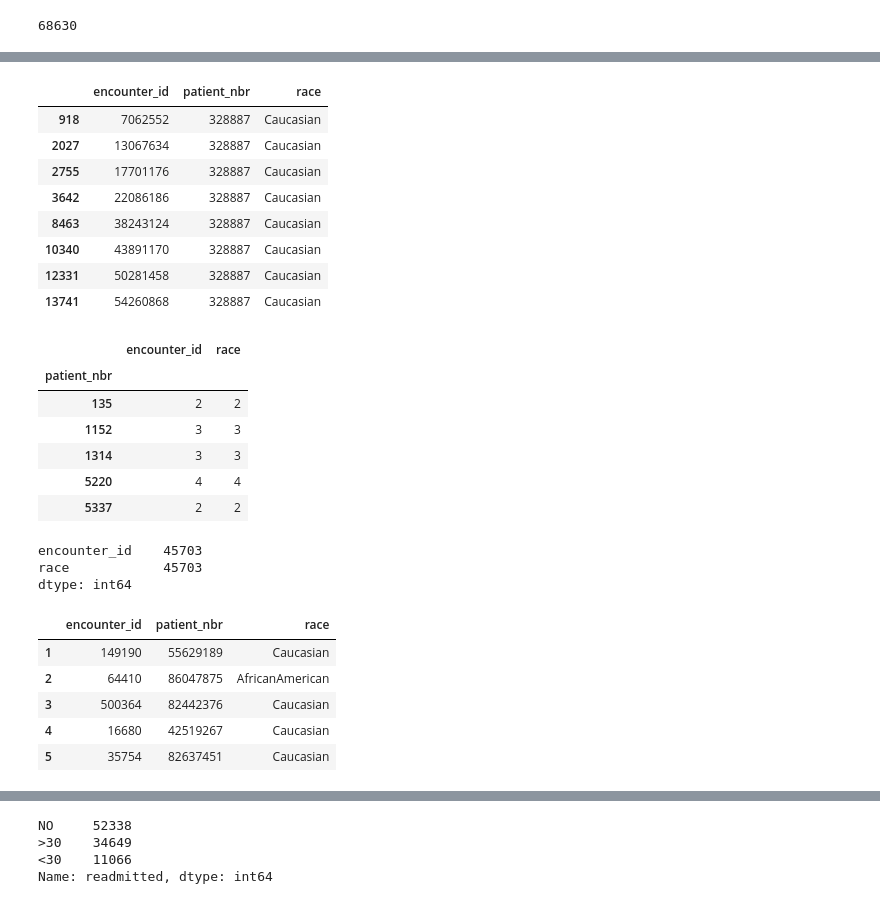
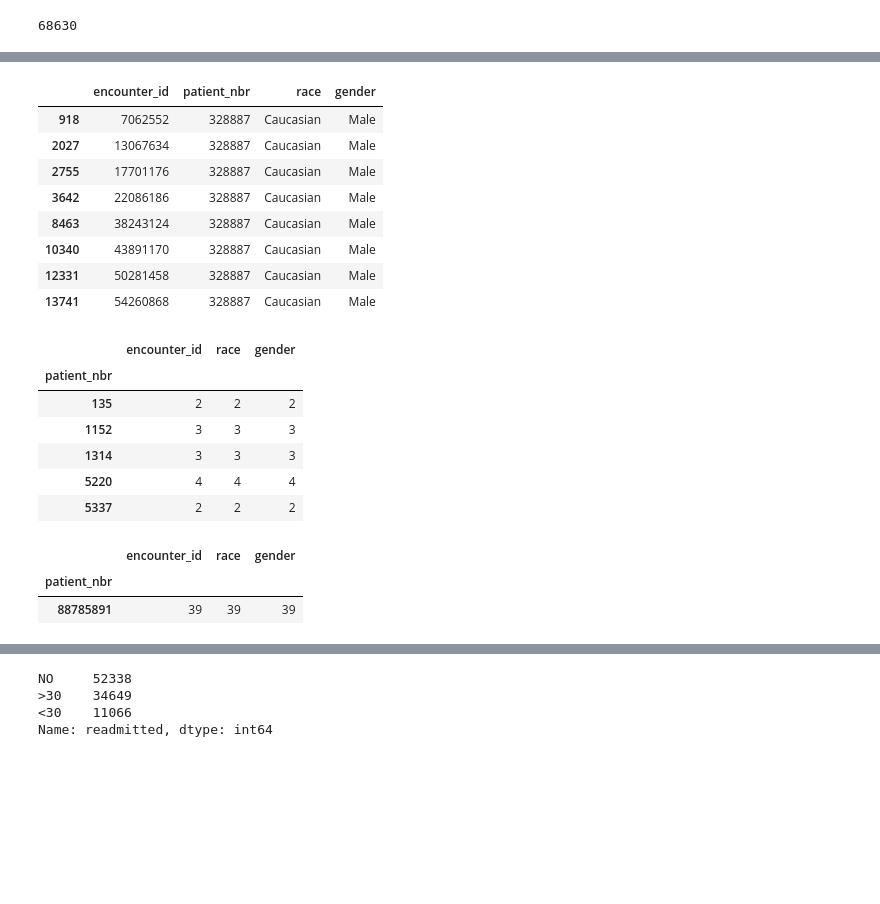
Before and after one commit to bertimoges/Diabetes_readmission_prediction, a Jupyter notebook: End_to_End_Project/Notebooks/DiabetesEDA.ipynb, the cells around one changed output, grey strips where cells are left out. Saved outputs shown, nothing was run; the diff lists cells and outputs as text; code cells hidden in the pictures; blank space fills up the shorter version.

```diff
--- a/End_to_End_Project/Notebooks/DiabetesEDA.ipynb
+++ b/End_to_End_Project/Notebooks/DiabetesEDA.ipynb
@@ -208,4 +293,2 @@ Name: insulin, dtype: float64
 # %%
-DM.drop(['metformin-rosiglitazone','citoglipton', 'examide'], axis =1,inplace=True)
-
-#DM_repeat_patients1 = DM_repeat_patients.sort_values('patient_nbr').drop_duplicates('patient_nbr', keep='last')
+DM = DM.drop(['metformin-rosiglitazone','citoglipton', 'examide'], axis =1)
@@ -270,4 +335,4 @@ DM['patient_nbr'].nunique()
 # %%
-DM_epr = DM[['encounter_id','patient_nbr','race']]
-DM_epr.head()
+DM_eprg = DM[['encounter_id','patient_nbr','race','gender']] #eprg fot encounter,patient,race and gender
+DM_eprg.head()
 # %% [output]
@@ -294,41 +370,31 @@ patient.head()
 # %%
-DM_epr[DM_epr['patient_nbr'] == 328887] #eg, this patient with patient_nbr 103140 had 13 visits in this df.
+DM_eprg[DM_eprg['patient_nbr'] == 328887] #eg,patient with patient_nbr 328887 had 13 encounters in this df.
 # %% [output]
-|  | encounter_id | patient_nbr | race |
-| 918 | 7062552 | 328887 | Caucasian |
-| 2027 | 13067634 | 328887 | Caucasian |
-| 2755 | 17701176 | 328887 | Caucasian |
-| 3642 | 22086186 | 328887 | Caucasian |
-| 8463 | 38243124 | 328887 | Caucasian |
-| 10340 | 43891170 | 328887 | Caucasian |
-| 12331 | 50281458 | 328887 | Caucasian |
-| 13741 | 54260868 | 328887 | Caucasian |
+|  | encounter_id | patient_nbr | race | gender |
+| 918 | 7062552 | 328887 | Caucasian | Male |
+| 2027 | 13067634 | 328887 | Caucasian | Male |
+| 2755 | 17701176 | 328887 | Caucasian | Male |
+| 3642 | 22086186 | 328887 | Caucasian | Male |
+| 8463 | 38243124 | 328887 | Caucasian | Male |
+| 10340 | 43891170 | 328887 | Caucasian | Male |
+| 12331 | 50281458 | 328887 | Caucasian | Male |
+| 13741 | 54260868 | 328887 | Caucasian | Male |
 # %%
 repeat_patients = patient[patient['encounter_id'] != 1]
+single_vist = patient[patient['encounter_id'] == 1]
 repeat_patients.head()
-#DM_repeat_patients = DM_repeat_patients[DM_repeat_patients['patient_nbr'].isin(DM_repeat_patients['patient_nbr'].unique())]
 # %% [output]
-|  | encounter_id | race |
-| patient_nbr |  |  |
-| 135 | 2 | 2 |
-| 1152 | 3 | 3 |
-| 1314 | 3 | 3 |
-| 5220 | 4 | 4 |
-| 5337 | 2 | 2 |
+|  | encounter_id | race | gender |
+| patient_nbr |  |  |  |
+| 135 | 2 | 2 | 2 |
+| 1152 | 3 | 3 | 3 |
+| 1314 | 3 | 3 | 3 |
+| 5220 | 4 | 4 | 4 |
+| 5337 | 2 | 2 | 2 |
 # %%
-repeat_patients.sum()
-#DM_repeat_patients.head()
+repeat_patients[repeat_patients['race']==39] #and patient_nbr 88785891 had 39 encoutners
 # %% [output]
-encounter_id    45703
-race            45703
-dtype: int64
+|  | encounter_id | race | gender |
+| patient_nbr |  |  |  |
+| 88785891 | 39 | 39 | 39 |
-# %%
-DM_epr.head()
-# %% [output]
-|  | encounter_id | patient_nbr | race |
-| 1 | 149190 | 55629189 | Caucasian |
-| 2 | 64410 | 86047875 | AfricanAmerican |
-| 3 | 500364 | 82442376 | Caucasian |
-| 4 | 16680 | 42519267 | Caucasian |
-| 5 | 35754 | 82637451 | Caucasian |
 # %%
```
Also changed, not shown: parts of 151 cells of this notebook.
